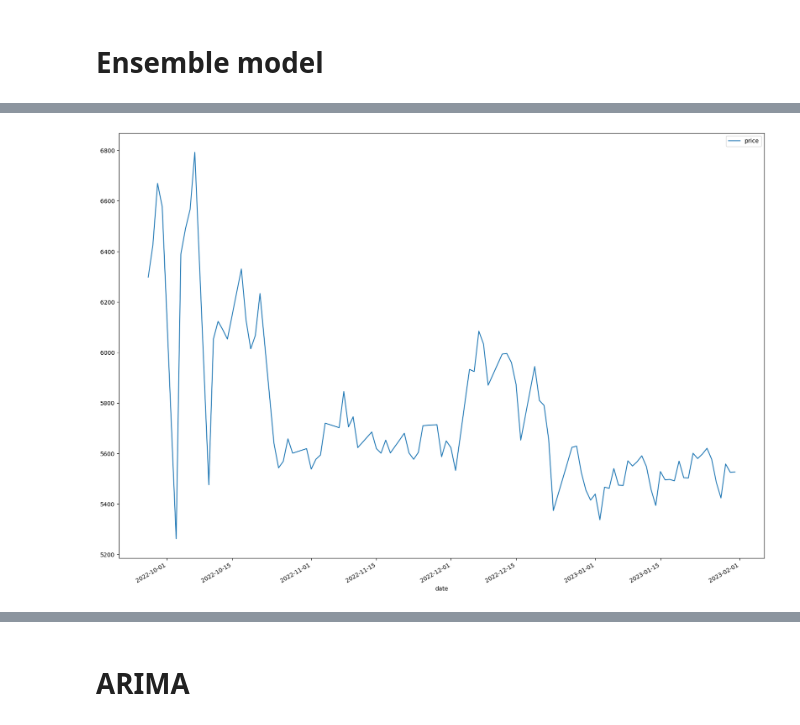
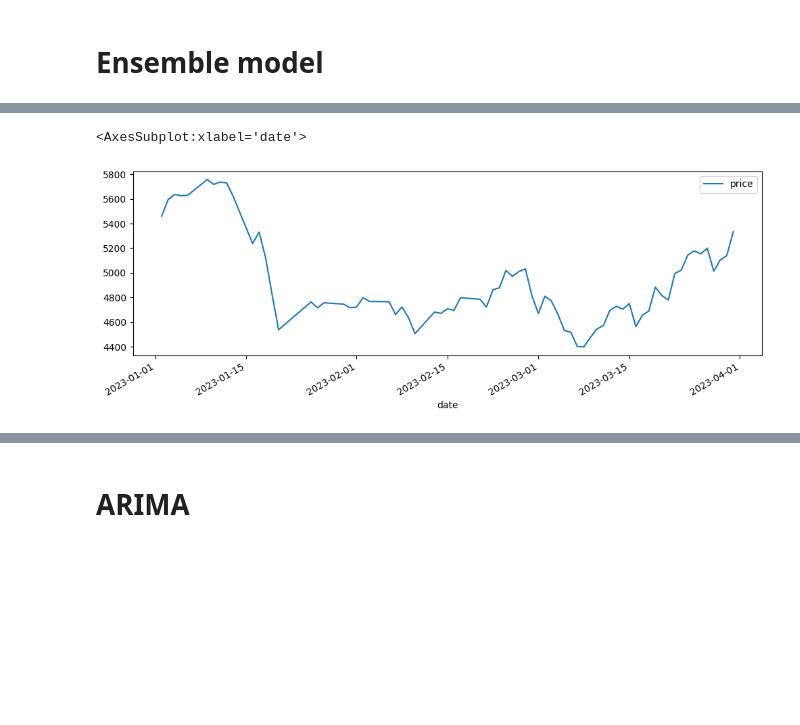
Before and after one commit to zxt000816/Price-prediction, a Jupyter notebook: forecasting(돼지).ipynb, the cells around one changed output, grey strips where cells are left out. Cells and saved outputs as stored; diff of their text form; code cells hidden in the pictures; blank space fills up the shorter version.

```diff
--- a/forecasting(돼지).ipynb
+++ b/forecasting(돼지).ipynb
@@ -8,7 +8,7 @@ import warnings
 warnings.filterwarnings('ignore')
 %matplotlib inline
 
-df = pd.read_excel('축산유통정보_한우돼지도매가격_일범_230102.xlsx', sheet_name='돼지_도매가격')
+df = pd.read_excel('축산유통정보_한우돼지도매가격_일범_230227.xlsx', sheet_name='돼지_도매가격')
 # %%
 def trend(x):
     if re.search('▼', x):
@@ -123,8 +123,8 @@ from sklearn.model_selection import cross_val_score
 # %% [markdown]
 # Ensemble model
 # %%
-data = df[df['date'] >= '2018-01-1'].copy()
-data_cp = df[df['date'] >= '2018-01-1'].copy()
+data = df[df['date'] >= '2020-01-01'].copy()
+data_cp = df[df['date'] >= '2020-01-01'].copy()
 
 data['price_lead_1'] = data['price'].shift(-1)
 data['trend_lead_1'] = data['trend'].shift(-1)
@@ -133,43 +133,44 @@ data.dropna(inplace=True)
 
 train_X, train_y = data[['trend']].values, data['trend_lead_1'].values
 
-end_date = datetime.strptime('2023-01-31', '%Y-%m-%d')
+end_date = datetime.strptime('2023-03-31', '%Y-%m-%d')
 
-# def GB_objective(trial):
-#     max_depth = trial.suggest_int('max_depth', 1, 10)
-#     max_leaf_nodes = trial.suggest_int('max_leaf_nodes', 2, 50)
-#     n_estimators =  trial.suggest_int('n_estimators', 10, 300)
+def GB_objective(trial):
+    max_depth = trial.suggest_int('max_depth', 1, 20)
+    max_leaf_nodes = trial.suggest_int('max_leaf_nodes', 2, 1000)
+    n_estimators =  trial.suggest_int('n_estimators', 1, 500)
 
-#     model = GradientBoostingRegressor(
-#         max_depth = max_depth,
-#         max_leaf_nodes = max_leaf_nodes,
-#         n_estimators = n_estimators,
-#         random_state=25
-#     )
-#     model.fit(train_X, train_y)
+    model = GradientBoostingRegressor(
+        max_depth = max_depth,
+        max_leaf_nodes = max_leaf_nodes,
+        # n_estimators = n_estimators,
+        # random_state=25
+    )
+    model.fit(train_X, train_y)
 
-#     train_pred = model.predict(train_X)
+    train_pred = model.predict(train_X)
 
-#     return r2_score(train_y, train_pred)
+    return mean_absolute_percentage_error(train_y, train_pred)
 
-# #Execute optuna and set hyperparameters
-# RF_study = optuna.create_study(direction='maximize', )
-# RF_study.optimize(GB_objective, n_trials=30)
+#Execute optuna and set hyperparameters
+GB_study = optuna.create_study(direction='minimize', )
+GB_study.optimize(GB_objective, n_trials=50)
 
 # {'max_depth': 10, 'max_leaf_nodes': 33, 'n_estimators': 271}
 
+
+optimized_GB = GradientBoostingRegressor(
+    max_depth = GB_study.best_params['max_depth'],
+    max_leaf_nodes = GB_study.best_params['max_leaf_nodes'],
+    n_estimators = GB_study.best_params['n_estimators'],
+    # random_state=25
+)
 # optimized_GB = GradientBoostingRegressor(
-#     max_depth = RF_study.best_params['max_depth'],
-#     max_leaf_nodes = RF_study.best_params['max_leaf_nodes'],
-#     n_estimators = RF_study.best_params['n_estimators'],
+#     max_depth = 10,
+#     max_leaf_nodes = 33,
+#     n_estimators = 271,
 #     random_state=25
 # )
-optimized_GB = GradientBoostingRegressor(
-    max_depth = 10,
-    max_leaf_nodes = 33,
-    n_estimators = 271,
-    random_state=25
-)
 optimized_GB.fit(train_X, train_y)
 
 while data_cp.iloc[-1].date < end_date:
@@ -188,5 +189,5 @@ while data_cp.iloc[-1].date < end_date:
     # concate new row to data_cp, and keep index in order
     data_cp = pd.concat([data_cp, pd.DataFrame([new_row], columns=['date', 'price', 'trend'])], ignore_index=True)
 
-data_cp[-100:].plot(x='date', y='price', figsize=(20, 15))
+data_cp[data_cp['date'] >= '2023-01-01'].plot(x='date', y='price', figsize=(12, 4))
 # %% [output]
@@ -194 +211,2 @@ data_cp[-100:].plot(x='date', y='price', figsize=(20, 15))
+<AxesSubplot:xlabel='date'>
-[figure, old version]
+[figure, new version]
```
Also changed, not shown: parts of 8 cells of this notebook, 3 other files.
